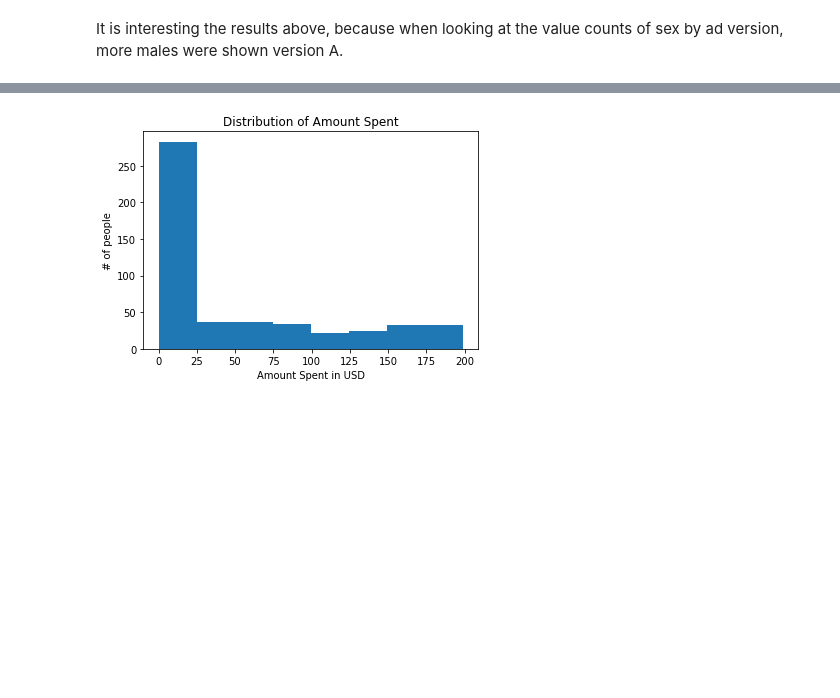
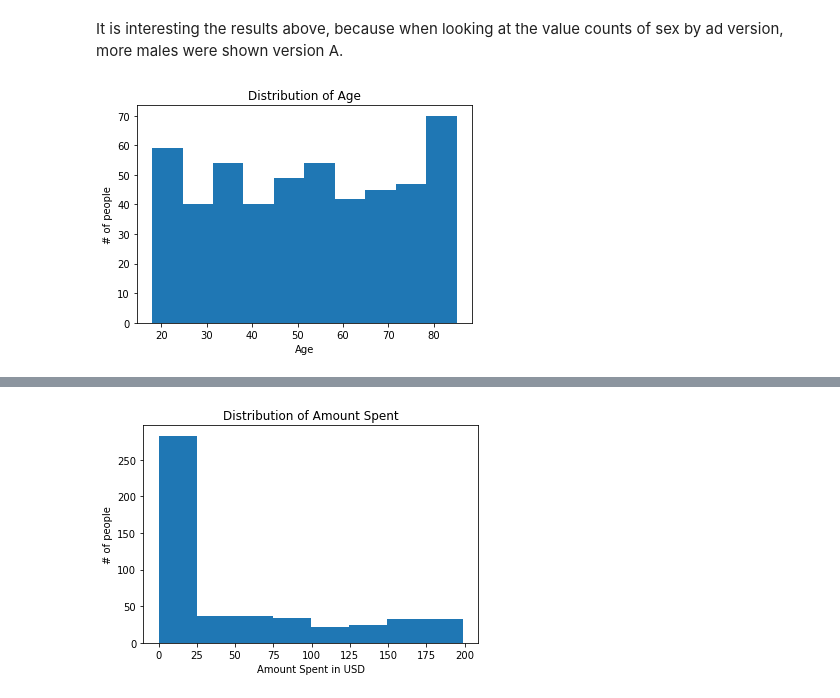
Before and after one commit to zachagreenberg/AdCampaignTesting, a Jupyter notebook: eda-testing-eval.ipynb, the cells around one changed output, grey strips where cells are left out. Saved outputs shown, nothing was run; the diff lists cells and outputs as text; code cells hidden in the pictures; blank space fills up the shorter version.

Commit message:
add new visualizations

```diff
--- a/eda-testing-eval.ipynb
+++ b/eda-testing-eval.ipynb
@@ -165,3 +165,12 @@ B           F      148
 Name: sex, dtype: int64
 # %% [markdown]
 It is interesting the results above, because when looking at the value counts of sex by ad version, more males were shown version A.
+# %%
+fig, ax = plt.subplots()
+ax.hist(x = df['age'])
+ax.set_xlabel('Age')
+ax.set_ylabel('# of people')
+ax.set_title('Distribution of Age')
+plt.show()
+# %% [output]
+[figure, added]
```
Also changed, not shown: parts of 6 cells of this notebook.
